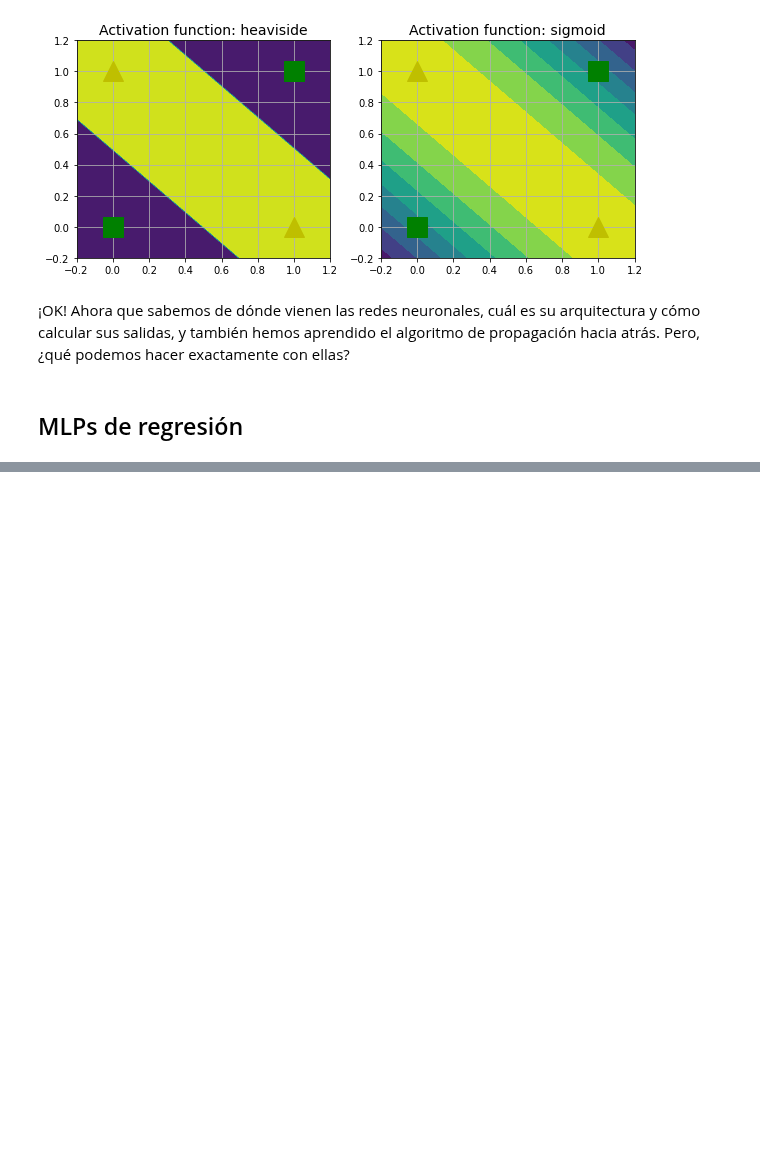
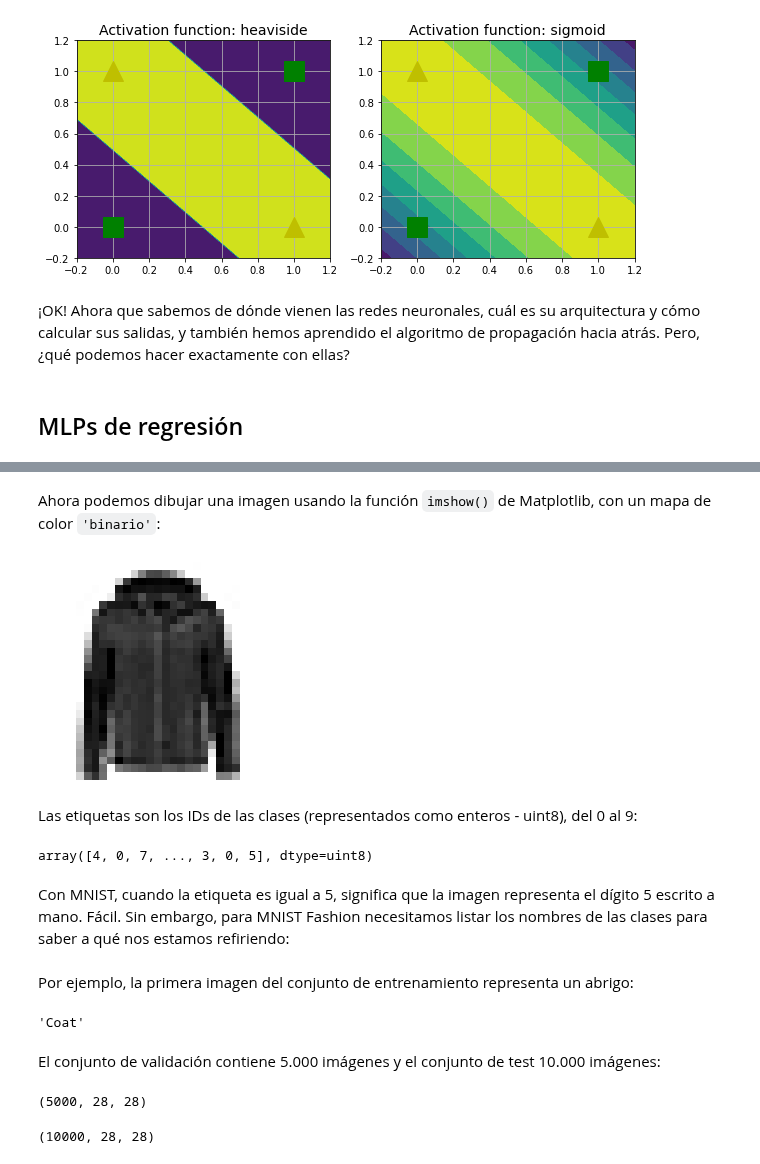
Before and after one commit to SgtSteiner/DataScience, a Jupyter notebook: handson-ml/Ch.10.Redes neuronales con Keras.ipynb, the cells around one changed output, grey strips where cells are left out. Drawn from its saved outputs; the diff is of its cells as text; code cells hidden in the pictures; blank space fills up the shorter version.

```diff
--- a/handson-ml/Ch.10.Redes neuronales con Keras.ipynb
+++ b/handson-ml/Ch.10.Redes neuronales con Keras.ipynb
@@ -295,0 +373,3 @@ plt.grid(True)
+# %%
+fashion_mnist = keras.datasets.fashion_mnist
+(X_train_full, y_train_full), (X_test, y_test) = fashion_mnist.load_data()
@@ -295,0 +388,20 @@ plt.grid(True)
+# %%
+X_valid, X_train = X_train_full[:5000] / 255.0, X_train_full[5000:] / 255.0
+y_valid, y_train = y_train_full[:5000], y_train_full[5000:]
+X_test = X_test / 255.
+# %% [markdown]
+Ahora podemos dibujar una imagen usando la función `imshow()` de Matplotlib, con un mapa de color `'binario'`:
+# %%
+plt.imshow(X_train[0], cmap="binary")
+plt.axis('off')
+plt.show()
+# %% [output]
+[figure, added]
+# %% [markdown]
+Las etiquetas son los IDs de las clases (representados como enteros - uint8), del 0 al 9:
+# %%
+y_train
+# %% [output]
+array([4, 0, 7, ..., 3, 0, 5], dtype=uint8)
+# %% [markdown]
+Con MNIST, cuando la etiqueta es igual a 5, significa que la imagen representa el dígito 5 escrito a mano. Fácil. Sin embargo, para MNIST Fashion necesitamos listar los nombres de las clases para saber a qué nos estamos refiriendo:
@@ -295,0 +411,16 @@ plt.grid(True)
+# %% [markdown]
+Por ejemplo, la primera imagen del conjunto de entrenamiento representa un abrigo:
+# %%
+class_names[y_train[0]]
+# %% [output]
+'Coat'
+# %% [markdown]
+El conjunto de validación contiene 5.000 imágenes y el conjunto de test 10.000 imágenes:
+# %%
+X_valid.shape
+# %% [output]
+(5000, 28, 28)
+# %%
+X_test.shape
+# %% [output]
+(10000, 28, 28)
```
Also changed, not shown: parts of 34 cells of this notebook, 4 other files.
